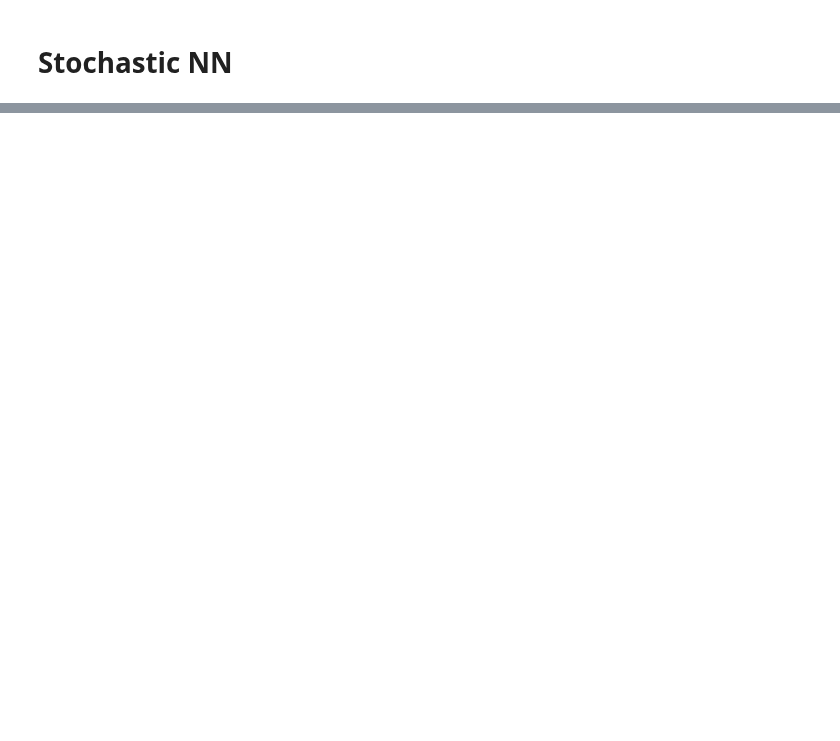
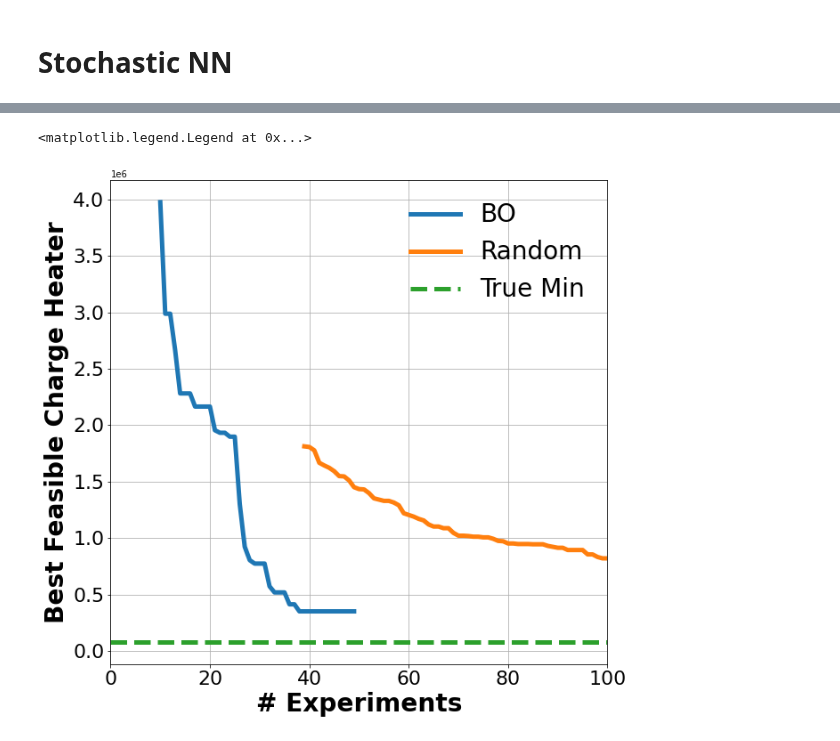
Before and after one commit to KISRDevelopment/iso-exploration, a Jupyter notebook: active_experimentation.ipynb, the cells around one changed output, grey strips where cells are left out. Saved outputs shown, nothing was run; the diff lists cells and outputs as text; code cells hidden in the pictures; blank space fills up the shorter version.

```diff
--- a/active_experimentation.ipynb
+++ b/active_experimentation.ipynb
@@ -7,10 +10,10 @@ import matplotlib.pyplot as plt
 df = pd.read_csv('iso.csv')
 df = df[df['r1_charge_heater'] >= 0]
 
-min_yield_perc = 99
+min_yield = 98
 min_ron = 83
 
-valid_comb_ix = (df['process_ron'] >= min_ron) & (df['process_yield'] >= min_yield_perc)
+valid_comb_ix = (df['process_ron'] >= min_ron) & (df['process_yield'] >= min_yield)
 # %% [markdown]
 # Random Experimentation
 # %%
@@ -43,7 +46,7 @@ traces = []
 f_traces = []
 for r in range(N_REPS):
     random_ix = rng.permutation(df.shape[0])[:N_EXPS]
-    best_ch, feasibles_ix = build_trace(df, random_ix, min_ron, min_yield_perc)
+    best_ch, feasibles_ix = build_trace(df, random_ix, min_ron, min_yield)
     traces.append(best_ch)
     f_traces.append(feasibles_ix)
 
@@ -70,3 +68,0 @@ from scipy.stats import norm
-# %%
-X = np.array(df[['r1_temp', 'r2_temp', 'r1_pressure', 'r2_pressure']])
-y = np.array(df[['r1_charge_heater']])
@@ -403,14 +129,15 @@ X = np.array(df[['r1_temp', 'r2_temp', 'r1_pressure', 'r2_pressure']])
 Y = np.array(df[['r1_charge_heater', 'process_ron', 'process_yield']])
 
 min_ron = 83
-min_yield = 99
+min_yield = 98
 
 N_INIT_SAMPLES = 10
 N_SAMPLES_TO_DRAW = 50
 N_PRED_SAMPLES=20
-REPS = 10
+N_EPOCHS = 50
+REPS = 20
 
-nn = StochasticNN({ "n_input" : 4, "n_output" : 3, "n_hidden" : 5, "n_epochs" : 50, "verbose" : False })
+nn = StochasticNN({ "n_input" : 4, "n_output" : 3, "n_hidden" : 5, "n_epochs" : N_EPOCHS, "verbose" : False })
 
 bo_traces = []
 for r in range(REPS):
@@ -422,20 +149,27 @@ for r in range(REPS):
     avail_indecies = np.ones(X.shape[0]).astype(bool)
     avail_indecies[chosen_ix] = False
 
+    print("Rep %d" % r)
     while len(chosen_ix) < N_SAMPLES_TO_DRAW:
         #print("%r %d " % (r, len(chosen_ix)))
         # train model
         Xtrain = X[chosen_ix, :]
         Ytrain = Y[chosen_ix, :]
-        print("Latest obs: %s" % Ytrain[-1,:])
+        print(" Latest obs: %s" % Ytrain[-1,:])
         nn.train(Xtrain, Ytrain)
 
         # sample predictions
         pred_samples = nn.predict(X, n_samples=N_PRED_SAMPLES)
 
-        # compute the probability of feasibility
-        prob_goodness = np.mean((pred_samples[:,:,1] >= min_ron) & (pred_samples[:,:,2] >= min_yield), axis=0)
+        # gather those at the chosen locations
+        pred_samples_training = pred_samples[:,chosen_ix,:]
+        pred_mean_ch_training = np.mean(pred_samples_training[:,:,0], axis=0)
+        best_ch = np.min(pred_mean_ch_training)
+
+        # compute the probability of feasible improvement
+        prob_goodness = np.mean((pred_samples[:,:,0] < best_ch) & (pred_samples[:,:,1] >= min_ron) & (pred_samples[:,:,2] >= min_yield), axis=0)
         prob_goodness[chosen_ix] = 0
+
         #print("Max prob goddness: %0.2f" % np.max(prob_goodness))
         # choose next point
         ix = rng.permutation(prob_goodness.shape[0])
@@ -469,0 +238,17 @@ np.mean(bo_f_traces, axis=0)
+# %%
+f, ax = plt.subplots(1, 1, figsize=(10, 10))
+
+ax.plot(np.arange(avg_best_bo.shape[0]), avg_best_bo, linewidth=5, label='BO')
+ax.plot(np.arange(avg_best_random.shape[0]), avg_best_random, linewidth=5, label='Random')
+ax.plot(np.arange(avg_best_random.shape[0]), np.ones(avg_best_random.shape[0]) *
+        np.min(df[valid_comb_ix]['r1_charge_heater']), linewidth=5, linestyle='--', label='True Min')
+ax.tick_params(axis='x', labelsize=22)
+ax.tick_params(axis='y', labelsize=22)
+ax.set_xlabel('# Experiments', fontsize=28, fontweight='bold')
+ax.set_ylabel('Best Feasible Charge Heater', fontsize=28, fontweight='bold')
+ax.set_xlim([0, 100])
+ax.grid(True)
+ax.legend(fontsize=28, frameon=False)
+# %% [output]
+<matplotlib.legend.Legend at 0x...>
+[figure, added]
```
Also changed, not shown: parts of 15 cells of this notebook, 1 other file.
